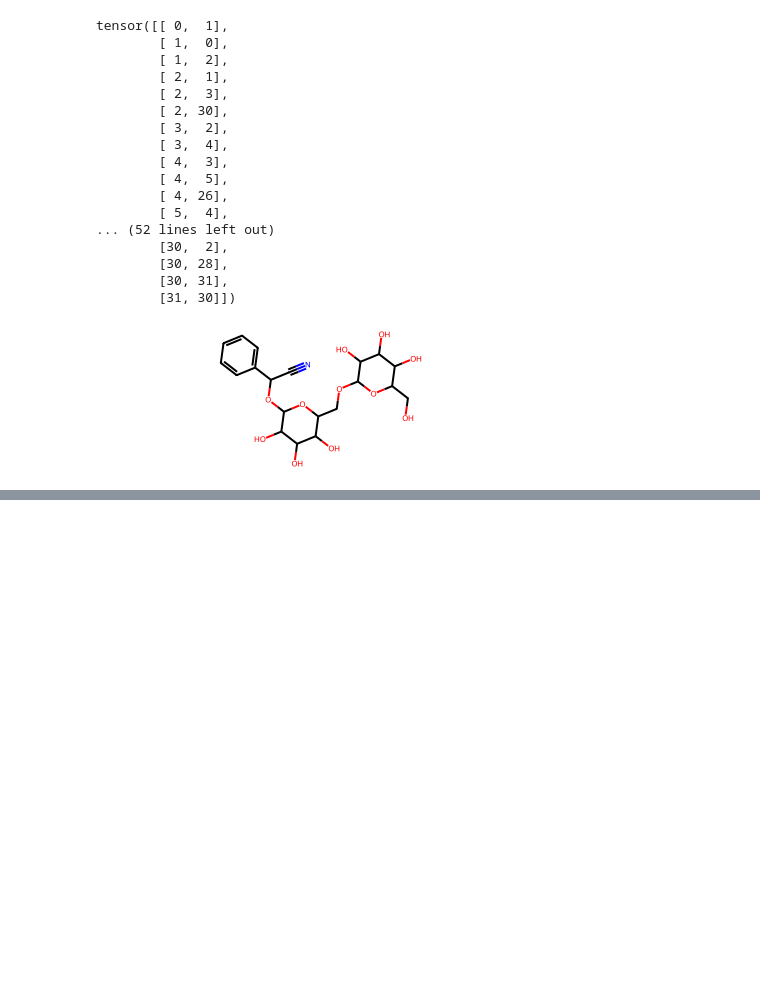
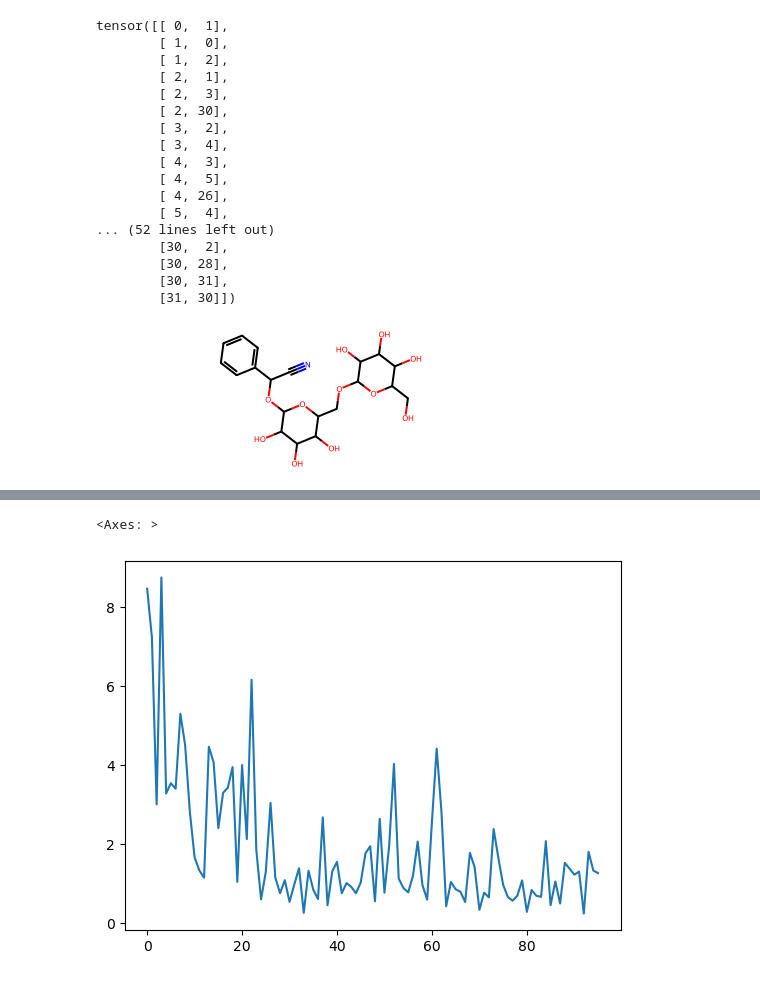
Before and after one commit to iitimii/Graph-Neural-Network-Molecule-Solubility, a Jupyter notebook: graph_molecule_data.ipynb, the cells around one changed output, grey strips where cells are left out. Drawn from its saved outputs; the diff is of its cells as text; code cells hidden in the pictures; blank space fills up the shorter version.

```diff
--- a/graph_molecule_data.ipynb
+++ b/graph_molecule_data.ipynb
@@ -64,8 +61,3 @@ molecule = Chem.MolFromSmiles(data[0]['smiles'])
 molecule
 # %% [output]
 [figure]
-# %%
-class GCNModel(nn.Module):
-    def __init__(self, features_dim, embedding_dim):
-        self.features_dim = features_dim
-        self.em
@@ -71,0 +73,26 @@ class GCNModel(nn.Module):
+# %%
+class GCNModel(nn.Module):
+    def __init__(self, features_dim, embedding_dim):
+        self.features_dim = features_dim
+        self.embedding_dim = embedding_dim
+        super(GCNModel, self).__init__()
+        self.initial_conv = GCNConv(self.features_dim, self.embedding_dim)
+        self.conv1 = GCNConv(self.embedding_dim, self.embedding_dim)
+        self.conv2 = GCNConv(self.embedding_dim, self.embedding_dim)
+        self.conv3 = GCNConv(self.embedding_dim, self.embedding_dim)
+        self.out = Linear(self.embedding_dim*2, 1)
+
+    def forward(self, data):
+        x, edge_index, batch = data.x.float(), data.edge_index, data.batch
+        x = F.tanh(self.initial_conv(x, edge_index))
+        x = F.tanh(self.conv1(x, edge_index))
+        x = F.tanh(self.conv2(x, edge_index))
+        x = F.tanh(self.conv3(x, edge_index))
+        x = torch.cat([gap(x, batch), gmp(x, batch)], dim=1)
+        out = self.out(x)
+        return out, x
+
+embedding_dim = 64
+model = GCNModel(data.num_features, embedding_dim)
+print(model)
+print("Number of parameters: ", sum(p.numel() for p in model.parameters()))
@@ -71,0 +161,9 @@ class GCNModel(nn.Module):
+# %%
+import seaborn as sns
+losses_float = [float(loss.cpu().detach().numpy()) for loss in losses]
+loss_indices = [i for i,l in enumerate(losses_float)]
+plt = sns.lineplot(x=loss_indices, y=losses_float)
+plt
+# %% [output]
+<Axes: >
+[figure, added]
```
Also changed, not shown: parts of 4 cells of this notebook.
